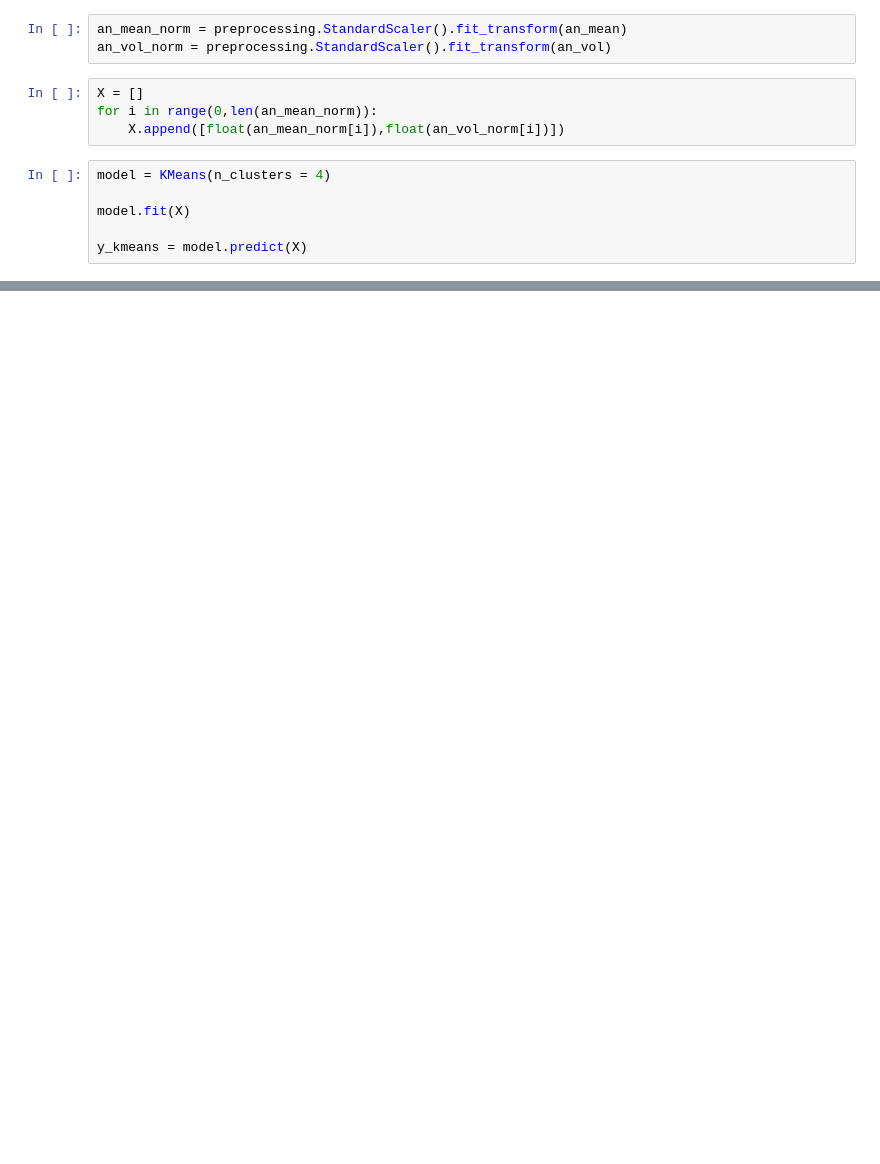
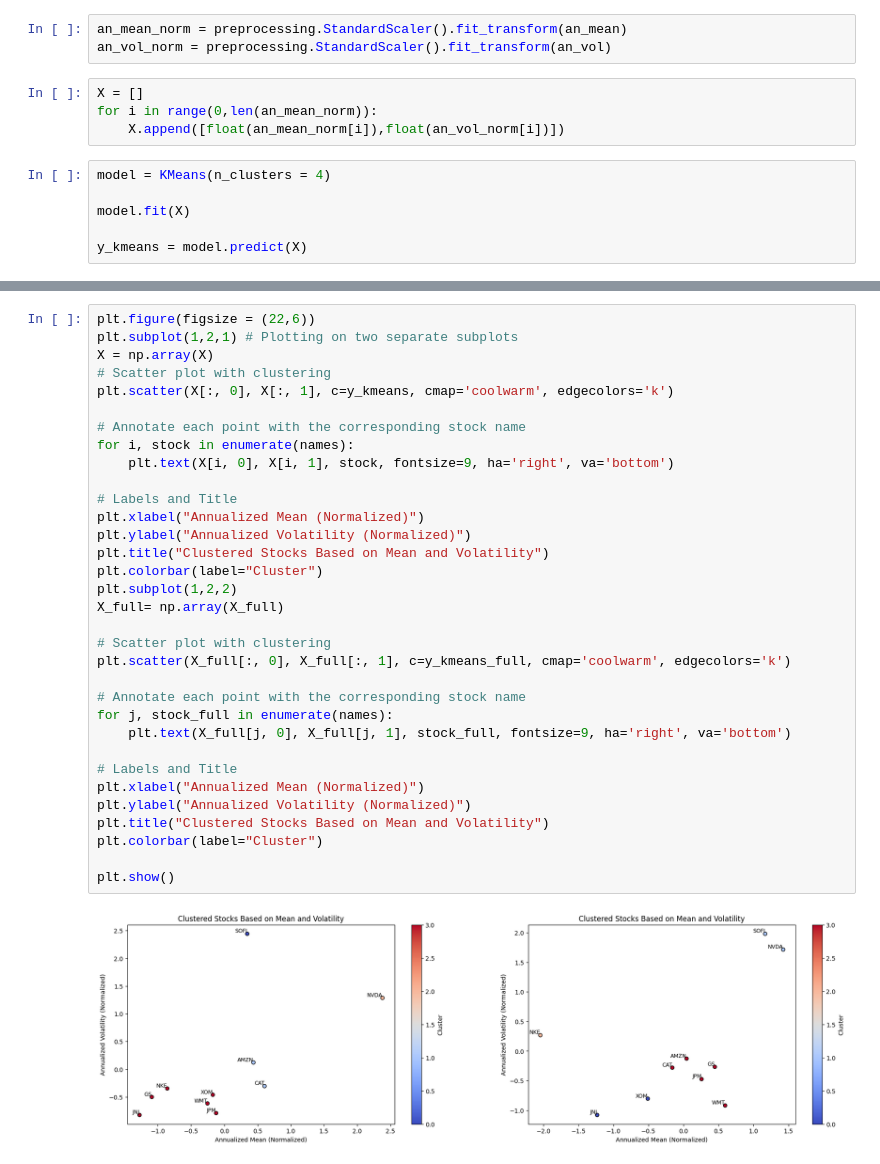
Before and after one commit to SebastianApelgren/AlgorithmicTrading, a Jupyter notebook: stock_selection.ipynb, the cells around one changed output, grey strips where cells are left out. Drawn from its saved outputs; the diff is of its cells as text; blank space fills up the shorter version.

```diff
--- a/stock_selection.ipynb
+++ b/stock_selection.ipynb
@@ -107,0 +254,35 @@ plt.show()
+# %%
+plt.figure(figsize = (22,6))
+plt.subplot(1,2,1) # Plotting on two separate subplots
+X = np.array(X)
+# Scatter plot with clustering
+plt.scatter(X[:, 0], X[:, 1], c=y_kmeans, cmap='coolwarm', edgecolors='k')
+
+# Annotate each point with the corresponding stock name
+for i, stock in enumerate(names):
+    plt.text(X[i, 0], X[i, 1], stock, fontsize=9, ha='right', va='bottom')
+
+# Labels and Title
+plt.xlabel("Annualized Mean (Normalized)")
+plt.ylabel("Annualized Volatility (Normalized)")
+plt.title("Clustered Stocks Based on Mean and Volatility")
+plt.colorbar(label="Cluster")
+plt.subplot(1,2,2)
+X_full= np.array(X_full)
+
+# Scatter plot with clustering
+plt.scatter(X_full[:, 0], X_full[:, 1], c=y_kmeans_full, cmap='coolwarm', edgecolors='k')
+
+# Annotate each point with the corresponding stock name
+for j, stock_full in enumerate(names):
+    plt.text(X_full[j, 0], X_full[j, 1], stock_full, fontsize=9, ha='right', va='bottom')
+
+# Labels and Title
+plt.xlabel("Annualized Mean (Normalized)")
+plt.ylabel("Annualized Volatility (Normalized)")
+plt.title("Clustered Stocks Based on Mean and Volatility")
+plt.colorbar(label="Cluster")
+
+plt.show()
+# %% [output]
+[figure, added]
```
Also changed, not shown: parts of 12 cells of this notebook.
